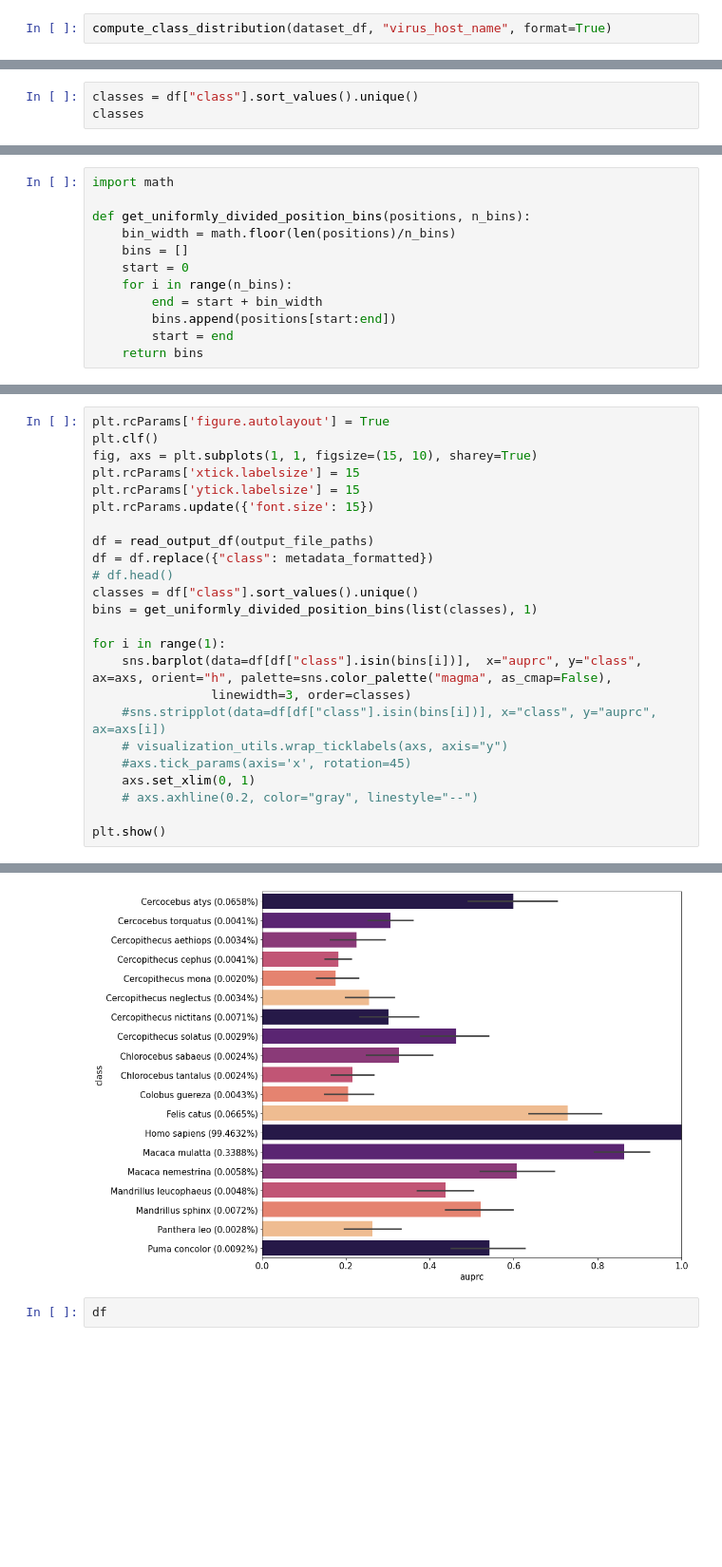
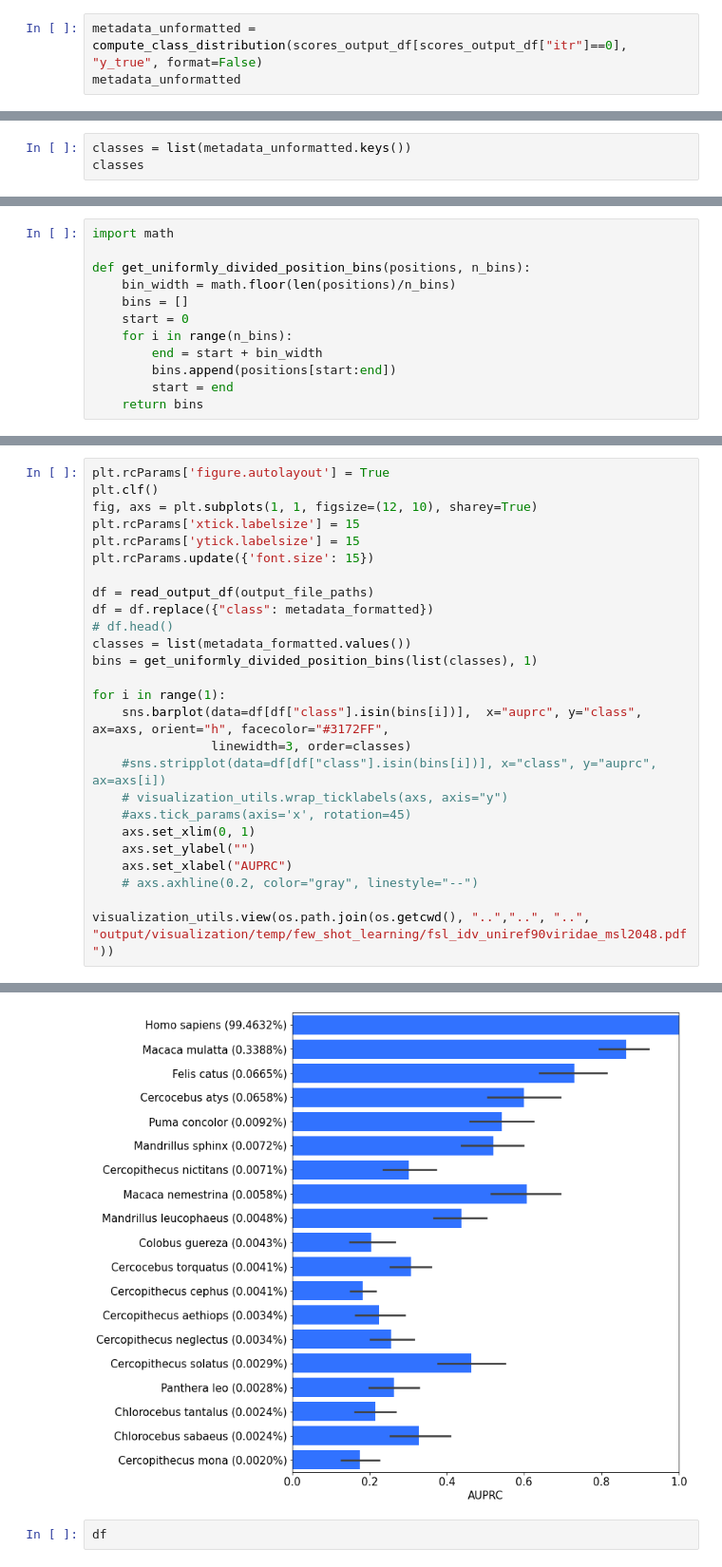
Before and after one commit to NSF-COMPASS-Center/HAVEN, a Jupyter notebook: src/jupyter_notebooks/few_shot_learning/Few Shot Learning - IDV - Novel Virus.ipynb, the cells around one changed output, grey strips where cells are left out. Shown: that part at 95% size. Cells and saved outputs as stored; diff of their text form; blank space fills up the shorter version.

```diff
--- a/src/jupyter_notebooks/few_shot_learning/Few Shot Learning - IDV - Novel Virus.ipynb
+++ b/src/jupyter_notebooks/few_shot_learning/Few Shot Learning - IDV - Novel Virus.ipynb
@@ -104,5 +88,6 @@ metadata_formatted
  'Chlorocebus sabaeus': 'Chlorocebus sabaeus (0.0024%)',
  'Cercopithecus mona': 'Cercopithecus mona (0.0020%)'}
 # %%
-compute_class_distribution(dataset_df, "virus_host_name", format=True)
+metadata_unformatted = compute_class_distribution(scores_output_df[scores_output_df["itr"]==0], "y_true", format=False)
+metadata_unformatted
 # %% [output]
@@ -126,4 +113,4 @@ compute_class_distribution(dataset_df, "virus_host_name", format=True)
 # %%
-classes = df["class"].sort_values().unique()
+classes = list(metadata_unformatted.keys())
 classes
 # %% [output]
@@ -176,30 +172,32 @@ def colors_from_values(values, )
 # %%
 plt.rcParams['figure.autolayout'] = True
 plt.clf()
-fig, axs = plt.subplots(1, 1, figsize=(15, 10), sharey=True)
+fig, axs = plt.subplots(1, 1, figsize=(12, 10), sharey=True)
 plt.rcParams['xtick.labelsize'] = 15
 plt.rcParams['ytick.labelsize'] = 15
 plt.rcParams.update({'font.size': 15})
 
 df = read_output_df(output_file_paths)
 df = df.replace({"class": metadata_formatted})
 # df.head()
-classes = df["class"].sort_values().unique()
+classes = list(metadata_formatted.values())
 bins = get_uniformly_divided_position_bins(list(classes), 1)
 
 for i in range(1):
-    sns.barplot(data=df[df["class"].isin(bins[i])],  x="auprc", y="class", ax=axs, orient="h", palette=sns.color_palette("magma", as_cmap=False),
+    sns.barplot(data=df[df["class"].isin(bins[i])],  x="auprc", y="class", ax=axs, orient="h", facecolor="#3172FF",
                 linewidth=3, order=classes)
     #sns.stripplot(data=df[df["class"].isin(bins[i])], x="class", y="auprc", ax=axs[i])
     # visualization_utils.wrap_ticklabels(axs, axis="y")
     #axs.tick_params(axis='x', rotation=45)
     axs.set_xlim(0, 1)
+    axs.set_ylabel("")
+    axs.set_xlabel("AUPRC")
     # axs.axhline(0.2, color="gray", linestyle="--")
 
-plt.show()
+visualization_utils.view(os.path.join(os.getcwd(), "..","..", "..", "output/visualization/temp/few_shot_learning/fsl_idv_uniref90viridae_msl2048.pdf"))
 # %% [output]
 <Figure size 432x288 with 0 Axes>
-[figure, old version]
+[figure, new version]
 # %%
 df
 # %% [output]
```
Also changed, not shown: parts of 5 cells of this notebook.
